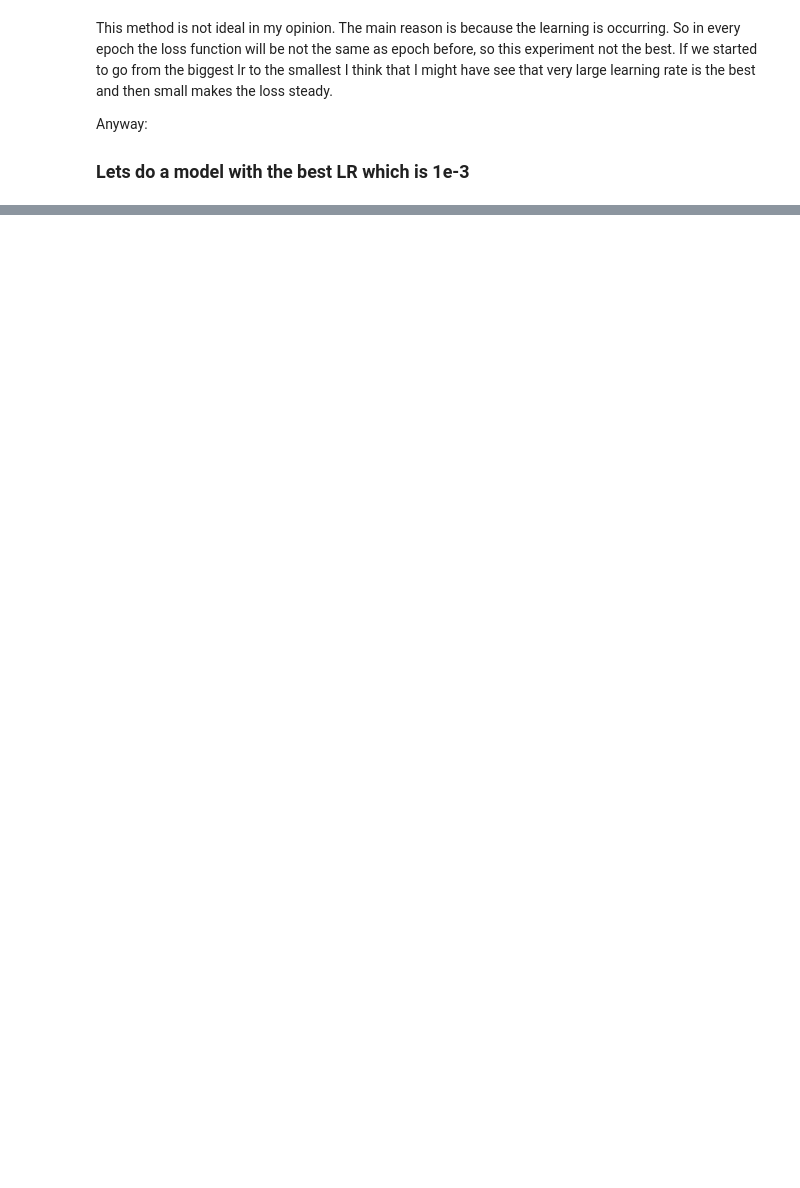
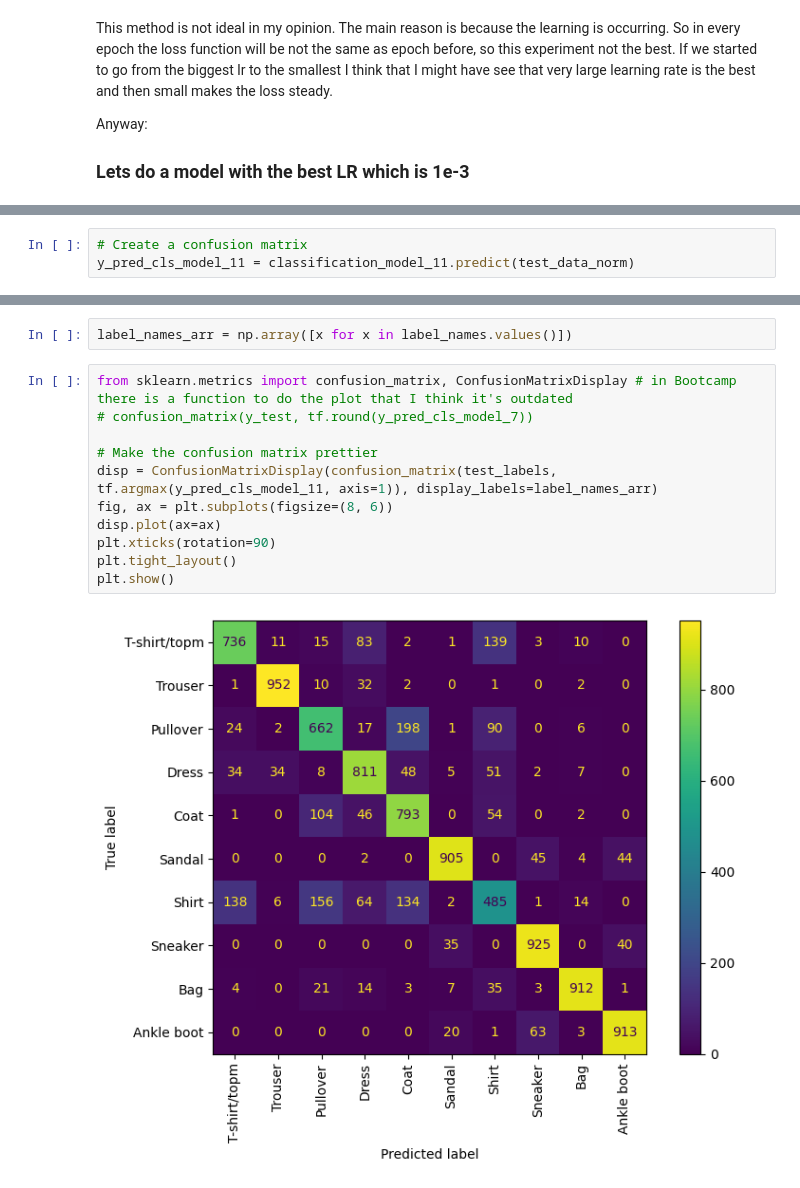
Before and after one commit to KrzysztofKaluza/Tensorflow-Bootcamp, a Jupyter notebook: 02_neural_network_classification.ipynb, the cells around one changed output, grey strips where cells are left out. Saved outputs shown, nothing was run; the diff lists cells and outputs as text; blank space fills up the shorter version.

Commit message:
Finish on NN classification

```diff
--- a/02_neural_network_classification.ipynb
+++ b/02_neural_network_classification.ipynb
@@ -1102,0 +1124,3 @@ Epoch 20/20
+# %%
+# Create a confusion matrix
+y_pred_cls_model_11 = classification_model_11.predict(test_data_norm)
@@ -1102,0 +1129,15 @@ Epoch 20/20
+# %%
+label_names_arr = np.array([x for x in label_names.values()])
+# %%
+from sklearn.metrics import confusion_matrix, ConfusionMatrixDisplay # in Bootcamp there is a function to do the plot that I think it's outdated
+# confusion_matrix(y_test, tf.round(y_pred_cls_model_7))
+
+# Make the confusion matrix prettier
+disp = ConfusionMatrixDisplay(confusion_matrix(test_labels, tf.argmax(y_pred_cls_model_11, axis=1)), display_labels=label_names_arr)
+fig, ax = plt.subplots(figsize=(8, 6))
+disp.plot(ax=ax)
+plt.xticks(rotation=90)
+plt.tight_layout()
+plt.show()
+# %% [output]
+[figure, added]
```
Also changed, not shown: parts of 15 cells of this notebook.
